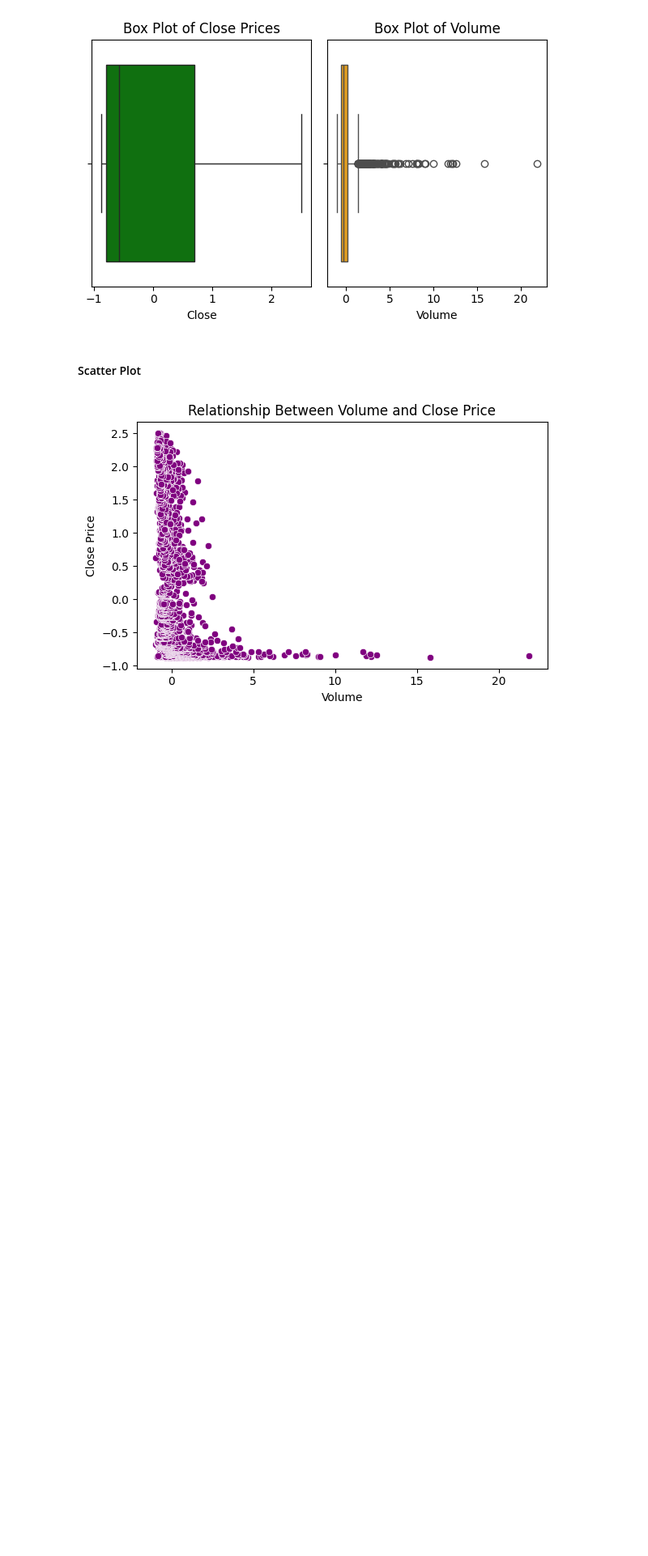
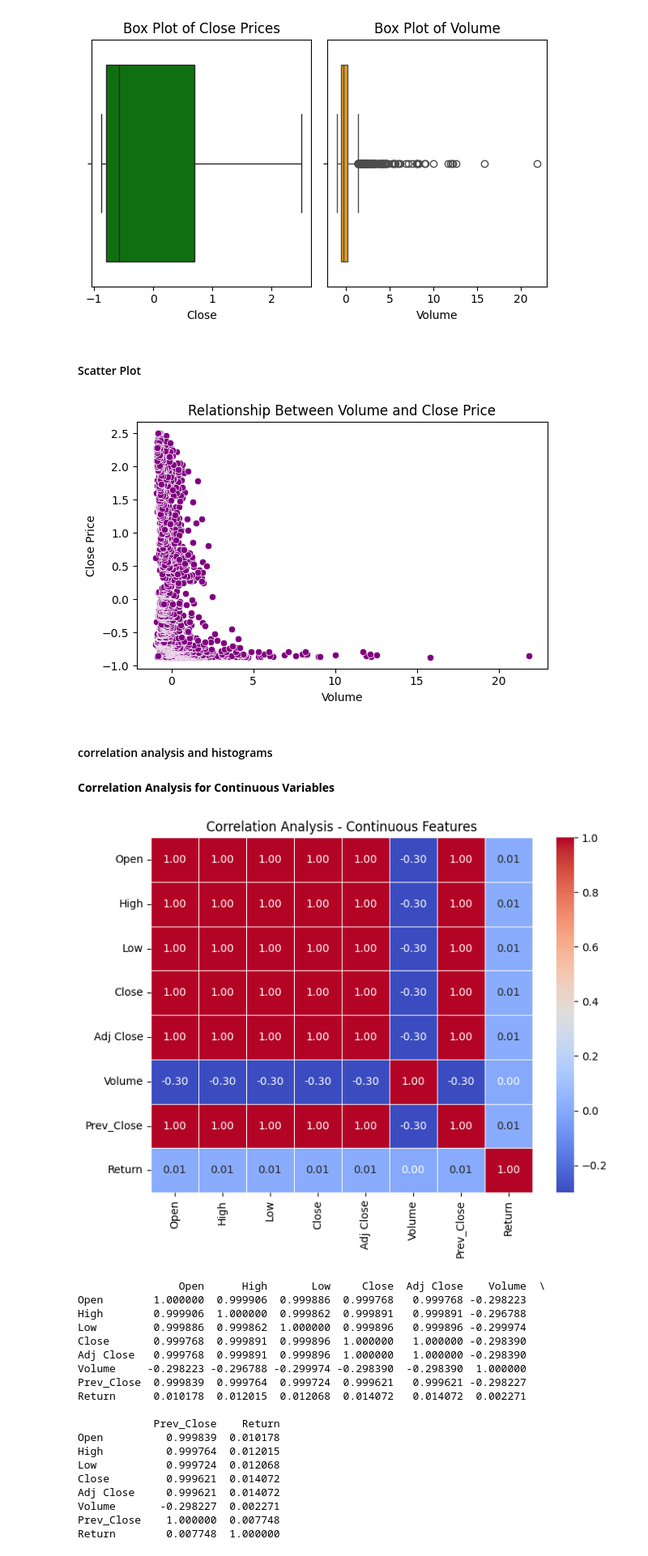
Before and after one commit to madhan96p/FAANG, a Jupyter notebook: Amazon.ipynb, the cells around one changed output. Shown at 81% size. Saved outputs shown, nothing was run; the diff lists cells and outputs as text; code cells hidden in the pictures; blank space fills up the shorter version.

Commit message:
Added Visualization

```diff
--- a/Amazon.ipynb
+++ b/Amazon.ipynb
@@ -307,3 +331,40 @@ plt.tight_layout()
 plt.show()
 # %% [output]
 [figure]
+# %% [markdown]
+#### correlation analysis and histograms
+# %% [markdown]
+**Correlation Analysis for Continuous Variables**
+# %%
+import seaborn as sns
+import matplotlib.pyplot as plt
+
+corr_matrix = dd[['Open','High', 'Low', 'Close', 'Adj Close', 'Volume', 'Prev_Close', 'Return']].corr()
+
+# Heatmap of correlation matrix
+plt.figure(figsize=(8, 6))
+sns.heatmap(corr_matrix, annot=True, cmap="coolwarm", fmt=".2f", linewidths=0.5)
+plt.title("Correlation Analysis - Continuous Features")
+plt.show()
+print(corr_matrix)
+# %% [output]
+[figure, added]
+                Open      High       Low     Close  Adj Close    Volume  \
+Open        1.000000  0.999906  0.999886  0.999768   0.999768 -0.298223
+High        0.999906  1.000000  0.999862  0.999891   0.999891 -0.296788
+Low         0.999886  0.999862  1.000000  0.999896   0.999896 -0.299974
+Close       0.999768  0.999891  0.999896  1.000000   1.000000 -0.298390
+Adj Close   0.999768  0.999891  0.999896  1.000000   1.000000 -0.298390
+Volume     -0.298223 -0.296788 -0.299974 -0.298390  -0.298390  1.000000
+Prev_Close  0.999839  0.999764  0.999724  0.999621   0.999621 -0.298227
+Return      0.010178  0.012015  0.012068  0.014072   0.014072  0.002271
+
+            Prev_Close    Return
+Open          0.999839  0.010178
+High          0.999764  0.012015
+Low           0.999724  0.012068
+Close         0.999621  0.014072
+Adj Close     0.999621  0.014072
+Volume       -0.298227  0.002271
+Prev_Close    1.000000  0.007748
+Return        0.007748  1.000000
```
Also changed, not shown: parts of 5 cells of this notebook.
